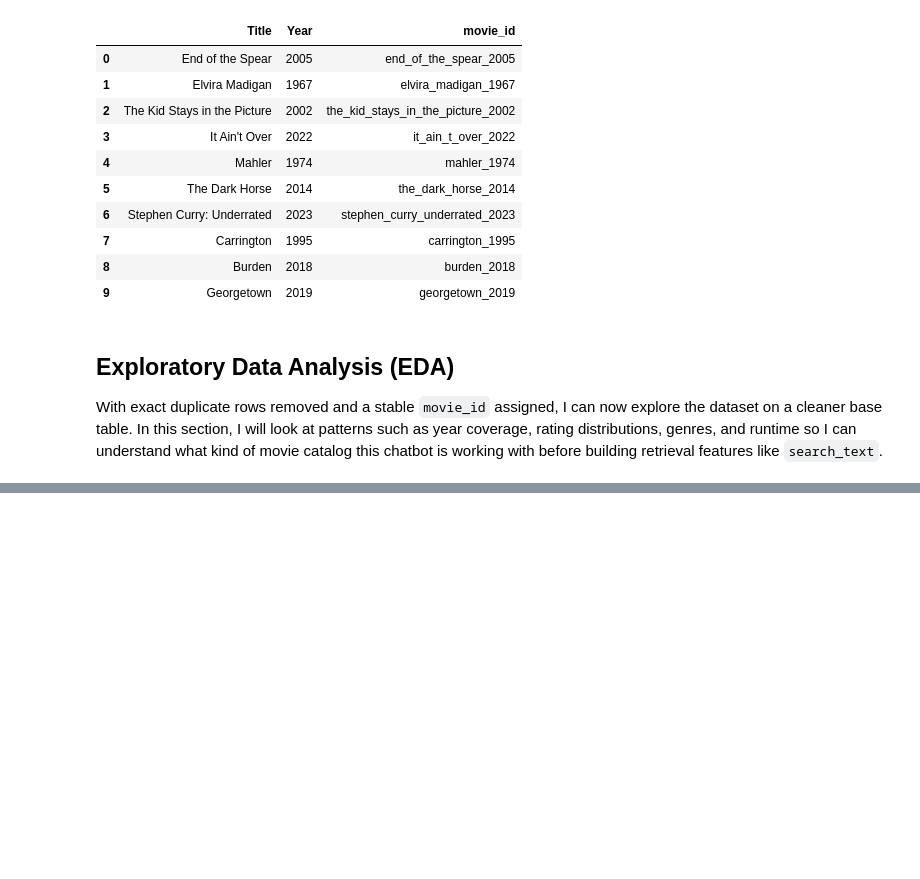
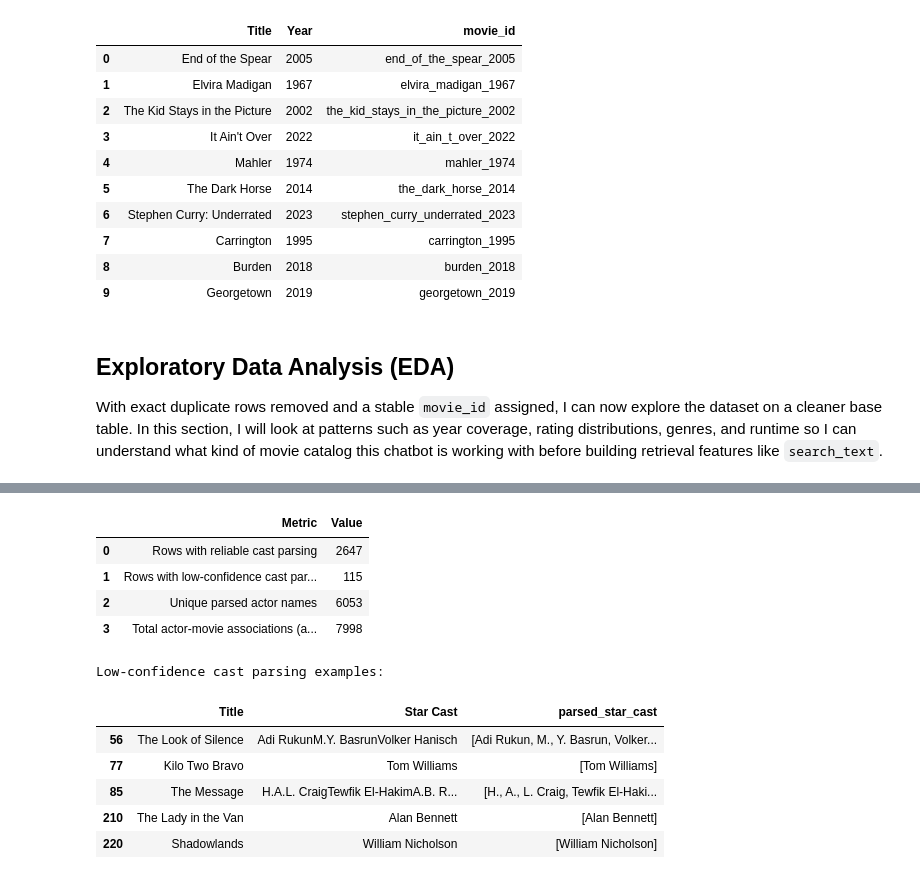
Before and after one commit to sweiwong/imdb-cineBot, a Jupyter notebook: wei-wong.ipynb, the cells around one changed output, grey strips where cells are left out. Cells and saved outputs as stored; diff of their text form; code cells hidden in the pictures; blank space fills up the shorter version.

```diff
--- a/wei-wong.ipynb
+++ b/wei-wong.ipynb
@@ -322,0 +409,35 @@ With exact duplicate rows removed and a stable `movie_id` assigned, I can now ex
+# %%
+# Cast quality audit — quantify the parsing results
+cast_audit = pd.DataFrame({
+    "Metric": [
+        "Rows with reliable cast parsing",
+        "Rows with low-confidence cast parsing",
+        "Unique parsed actor names",
+        "Total actor-movie associations (after explode)",
+    ],
+    "Value": [
+        int(clean_df["star_cast_reliable"].sum()),
+        int((~clean_df["star_cast_reliable"]).sum()),
+        int(clean_df["parsed_star_cast"].explode().dropna().nunique()),
+        int(clean_df["parsed_star_cast"].explode().dropna().shape[0]),
+    ],
+})
+display(cast_audit)
+
+# Show a few low-confidence rows so I can inspect what's going wrong
+low_conf = clean_df.loc[~clean_df["star_cast_reliable"], ["Title", "Star Cast", "parsed_star_cast"]].head(5)
+print("\nLow-confidence cast parsing examples:")
+display(low_conf)
+# %% [output]
+|  | Metric | Value |
+| 0 | Rows with reliable cast parsing | 2647 |
+| 1 | Rows with low-confidence cast par... | 115 |
+| 2 | Unique parsed actor names | 6053 |
+| 3 | Total actor-movie associations (a... | 7998 |
+Low-confidence cast parsing examples:
+|  | Title | Star Cast | parsed_star_cast |
+| 56 | The Look of Silence | Adi RukunM.Y. BasrunVolker Hanisch | [Adi Rukun, M., Y. Basrun, Volker... |
+| 77 | Kilo Two Bravo | Tom Williams | [Tom Williams] |
+| 85 | The Message | H.A.L. CraigTewfik El-HakimA.B. R... | [H., A., L. Craig, Tewfik El-Haki... |
+| 210 | The Lady in the Van | Alan Bennett | [Alan Bennett] |
+| 220 | Shadowlands | William Nicholson | [William Nicholson] |
```
Also changed, not shown: parts of 23 cells of this notebook, 2 other files.
